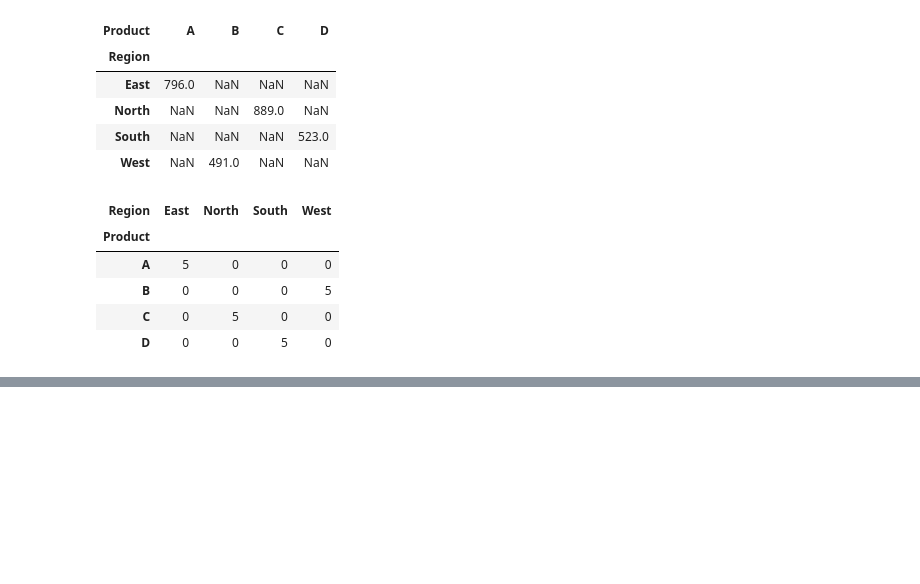
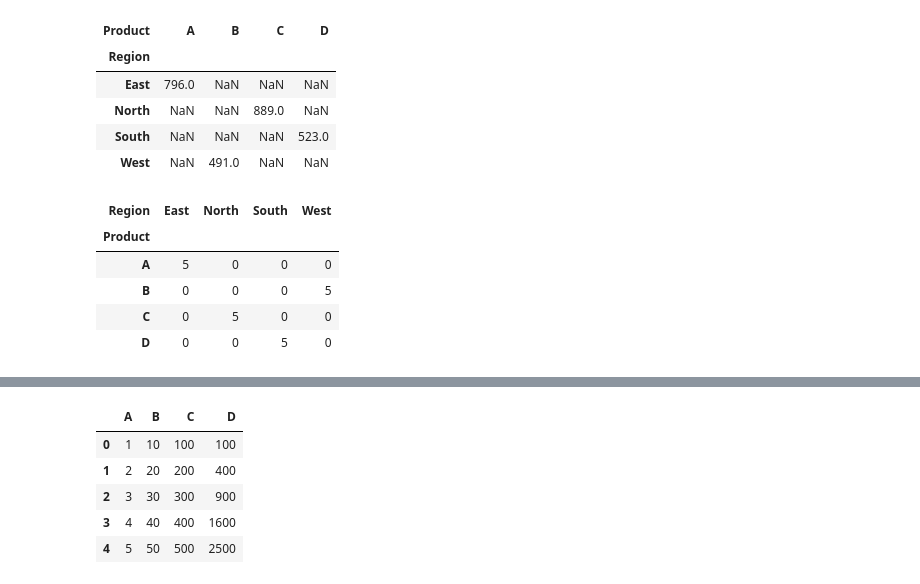
Before and after one commit to subhajit404/numpy-and-pandas-learning, a Jupyter notebook: pandas/pandas.ipynb, the cells around one changed output, grey strips where cells are left out. Drawn from its saved outputs; the diff is of its cells as text; code cells hidden in the pictures; blank space fills up the shorter version.

```diff
--- a/pandas/pandas.ipynb
+++ b/pandas/pandas.ipynb
@@ -327,3 +327,9 @@ pd.crosstab(df['Product'],df['Region'])
 | B | 0 | 0 | 0 | 5 |
 | C | 0 | 5 | 0 | 0 |
 | D | 0 | 0 | 5 | 0 |
+# %%
+df1 = pd.DataFrame({
+    'A': [1, 2, 3, 4, 5],
+    'B': [10, 20, 30, 40, 50],
+    'C': [100, 200, 300, 400, 500]
+})
@@ -329,0 +375,11 @@ pd.crosstab(df['Product'],df['Region'])
+# %%
+df1['D']= df1["B"].apply(lambda x:x**2)
+# %%
+df1
+# %% [output]
+|  | A | B | C | D |
+| 0 | 1 | 10 | 100 | 100 |
+| 1 | 2 | 20 | 200 | 400 |
+| 2 | 3 | 30 | 300 | 900 |
+| 3 | 4 | 40 | 400 | 1600 |
+| 4 | 5 | 50 | 500 | 2500 |
```
Also changed, not shown: parts of 3 cells of this notebook.
